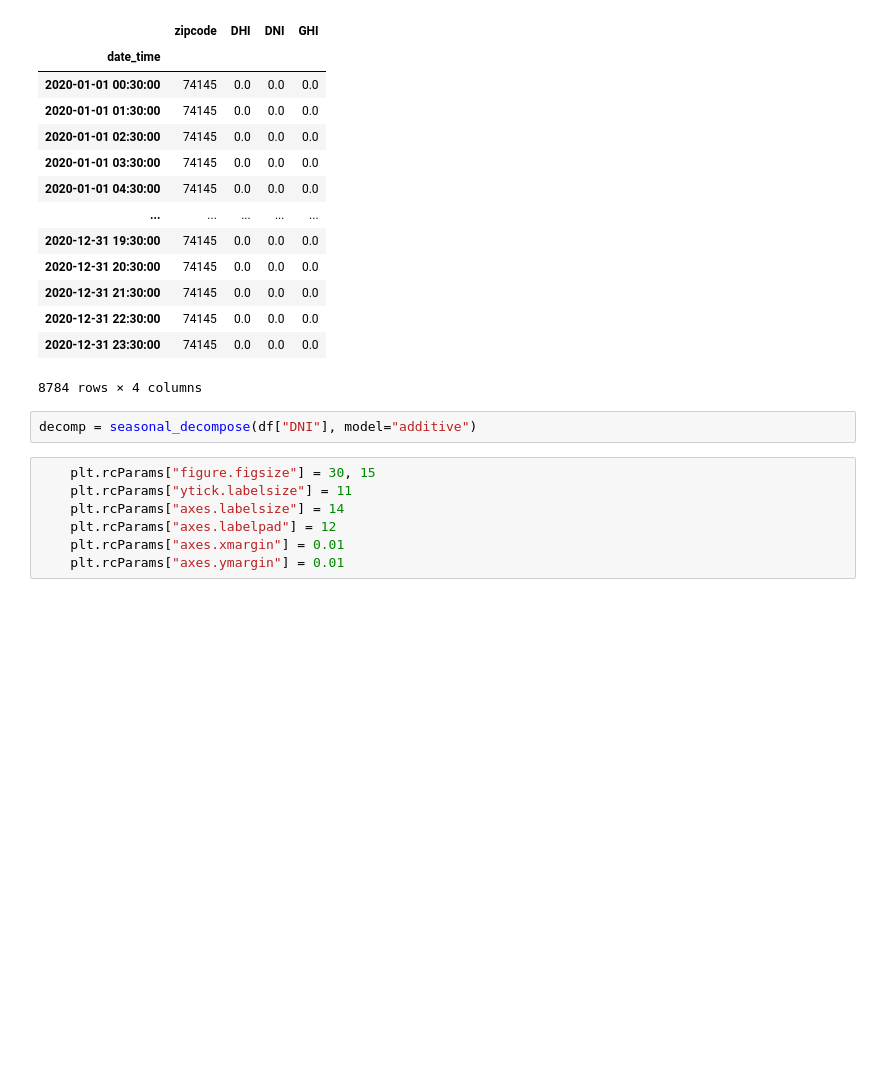
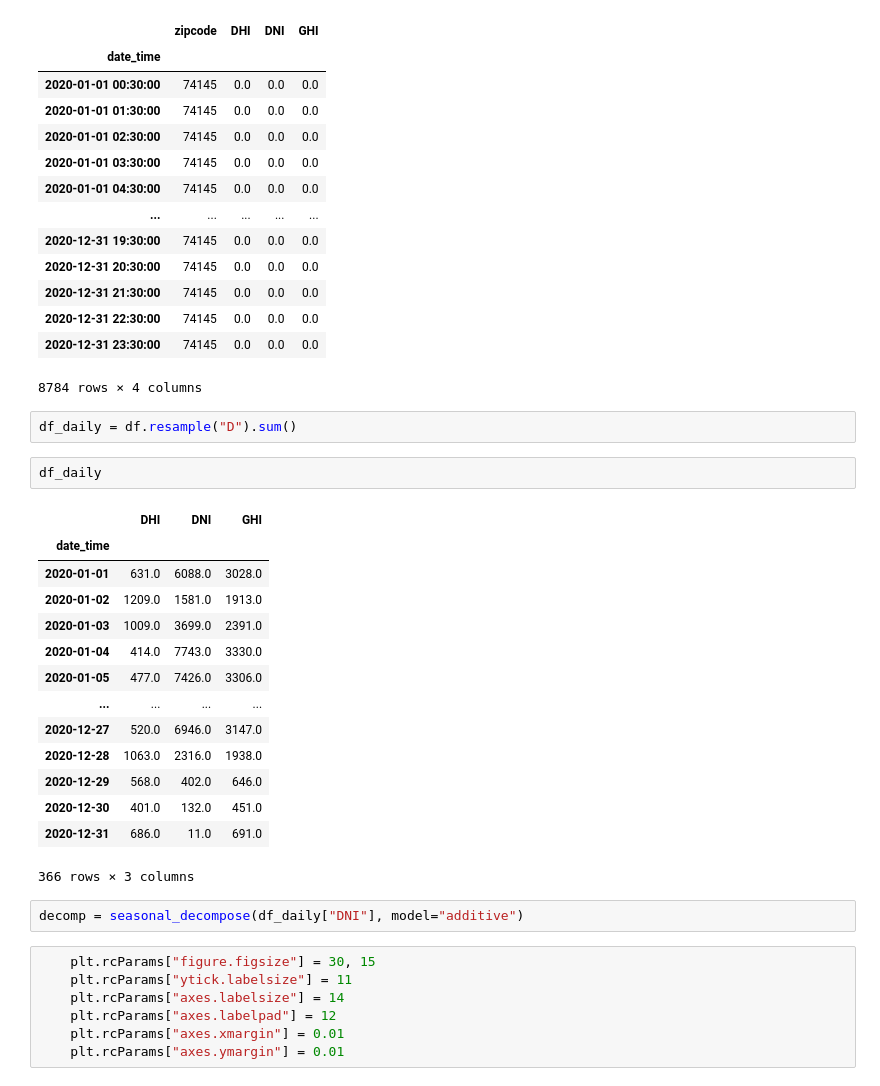
Before and after one commit to gamyers/solar-697, a Jupyter notebook: gm/notebooks/tseries1.ipynb, the cells around one changed output. Saved outputs shown, nothing was run; the diff lists cells and outputs as text; blank space fills up the shorter version.

```diff
--- a/gm/notebooks/tseries1.ipynb
+++ b/gm/notebooks/tseries1.ipynb
@@ -79,8 +79,27 @@ df
 | 2020-12-31 22:30:00 | 74145 | 0.0 | 0.0 | 0.0 |
 | 2020-12-31 23:30:00 | 74145 | 0.0 | 0.0 | 0.0 |
 8784 rows × 4 columns
+# %%
+df_daily = df.resample("D").sum()
+# %%
+df_daily
+# %% [output]
+|  | DHI | DNI | GHI |
+| date_time |  |  |  |
+| 2020-01-01 | 631.0 | 6088.0 | 3028.0 |
+| 2020-01-02 | 1209.0 | 1581.0 | 1913.0 |
+| 2020-01-03 | 1009.0 | 3699.0 | 2391.0 |
+| 2020-01-04 | 414.0 | 7743.0 | 3330.0 |
+| 2020-01-05 | 477.0 | 7426.0 | 3306.0 |
+| ... | ... | ... | ... |
+| 2020-12-27 | 520.0 | 6946.0 | 3147.0 |
+| 2020-12-28 | 1063.0 | 2316.0 | 1938.0 |
+| 2020-12-29 | 568.0 | 402.0 | 646.0 |
+| 2020-12-30 | 401.0 | 132.0 | 451.0 |
+| 2020-12-31 | 686.0 | 11.0 | 691.0 |
+366 rows × 3 columns
 # %%
-decomp = seasonal_decompose(df["DNI"], model="additive")
+decomp = seasonal_decompose(df_daily["DNI"], model="additive")
 # %%
     plt.rcParams["figure.figsize"] = 30, 15
     plt.rcParams["ytick.labelsize"] = 11
```
Also changed, not shown: parts of 1 cell of this notebook.
